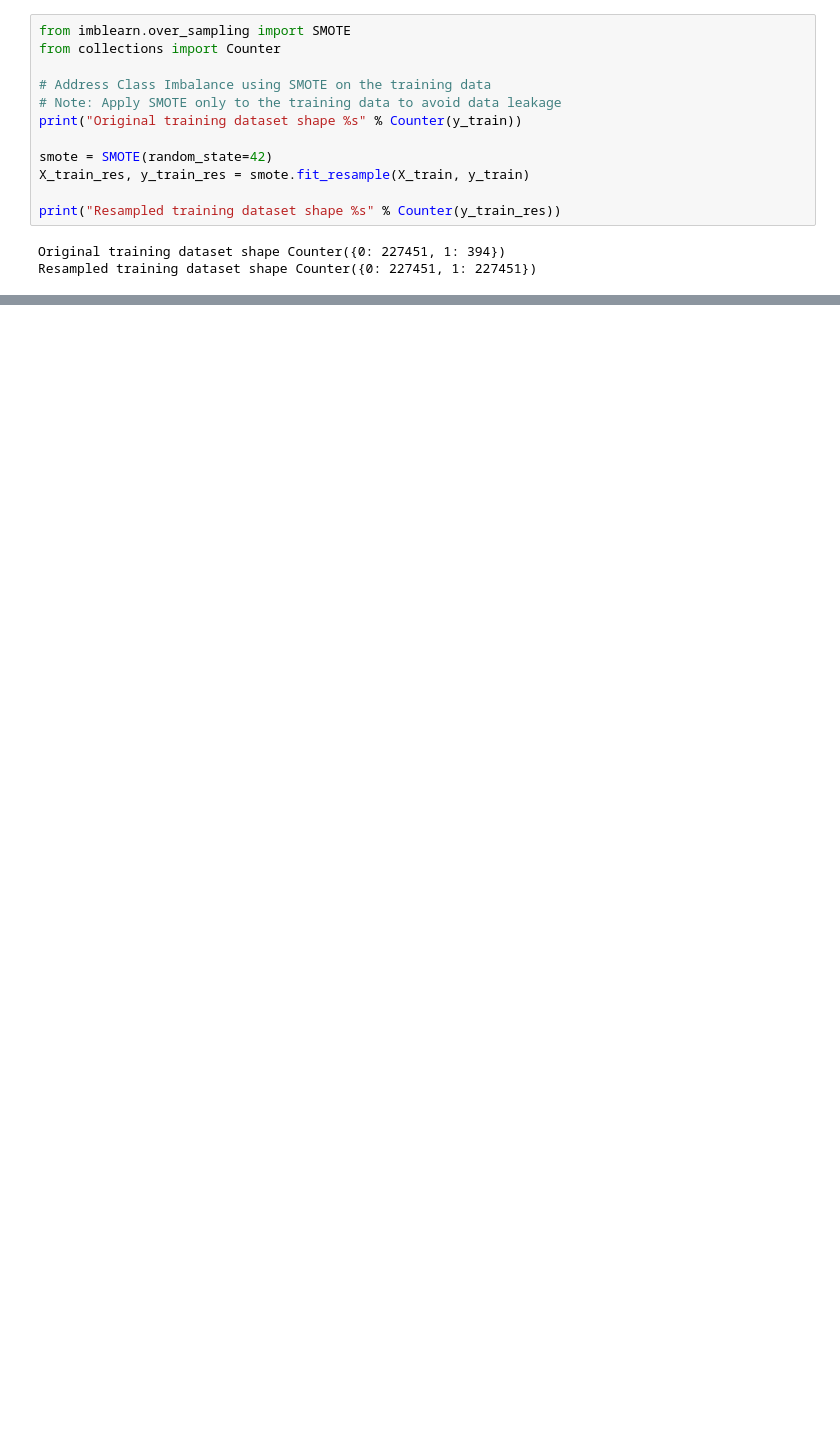
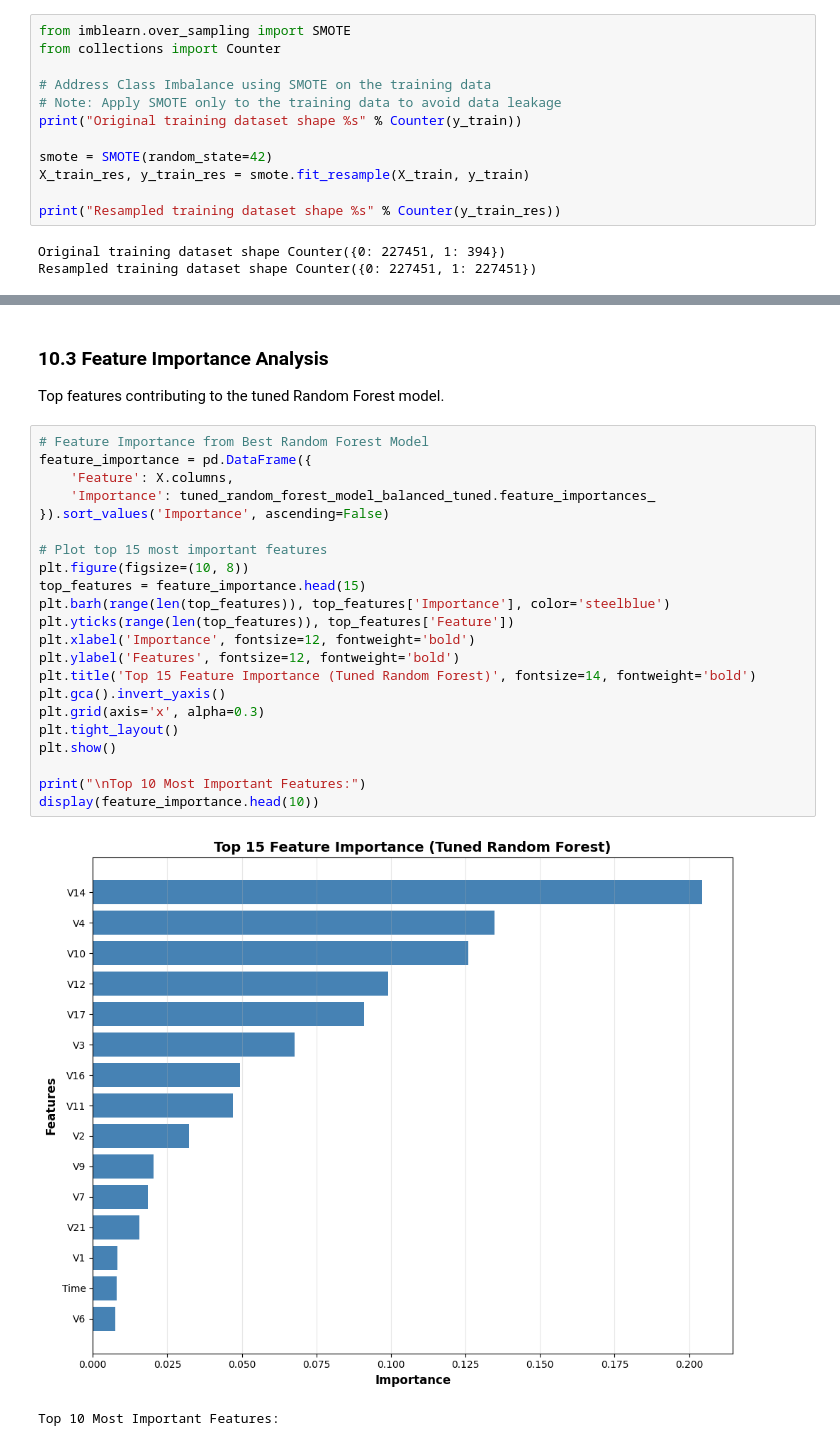
Before and after one commit to koushika894/credit-card-fraud-detection, a Jupyter notebook: kaggle.ipynb, the cells around one changed output, grey strips where cells are left out. Saved outputs shown, nothing was run; the diff lists cells and outputs as text; blank space fills up the shorter version.

```diff
--- a/kaggle.ipynb
+++ b/kaggle.ipynb
@@ -477,0 +724,29 @@ print(f"Mean CV Recall: {random_forest_cv_scores_balanced.mean():.4f}")
+# %% [markdown]
+### 10.3 Feature Importance Analysis
+
+Top features contributing to the tuned Random Forest model.
+# %%
+# Feature Importance from Best Random Forest Model
+feature_importance = pd.DataFrame({
+    'Feature': X.columns,
+    'Importance': tuned_random_forest_model_balanced_tuned.feature_importances_
+}).sort_values('Importance', ascending=False)
+
+# Plot top 15 most important features
+plt.figure(figsize=(10, 8))
+top_features = feature_importance.head(15)
+plt.barh(range(len(top_features)), top_features['Importance'], color='steelblue')
+plt.yticks(range(len(top_features)), top_features['Feature'])
+plt.xlabel('Importance', fontsize=12, fontweight='bold')
+plt.ylabel('Features', fontsize=12, fontweight='bold')
+plt.title('Top 15 Feature Importance (Tuned Random Forest)', fontsize=14, fontweight='bold')
+plt.gca().invert_yaxis()
+plt.grid(axis='x', alpha=0.3)
+plt.tight_layout()
+plt.show()
+
+print("\nTop 10 Most Important Features:")
+display(feature_importance.head(10))
+# %% [output]
+[figure, added]
+Top 10 Most Important Features:
```
Also changed, not shown: parts of 41 cells of this notebook.
